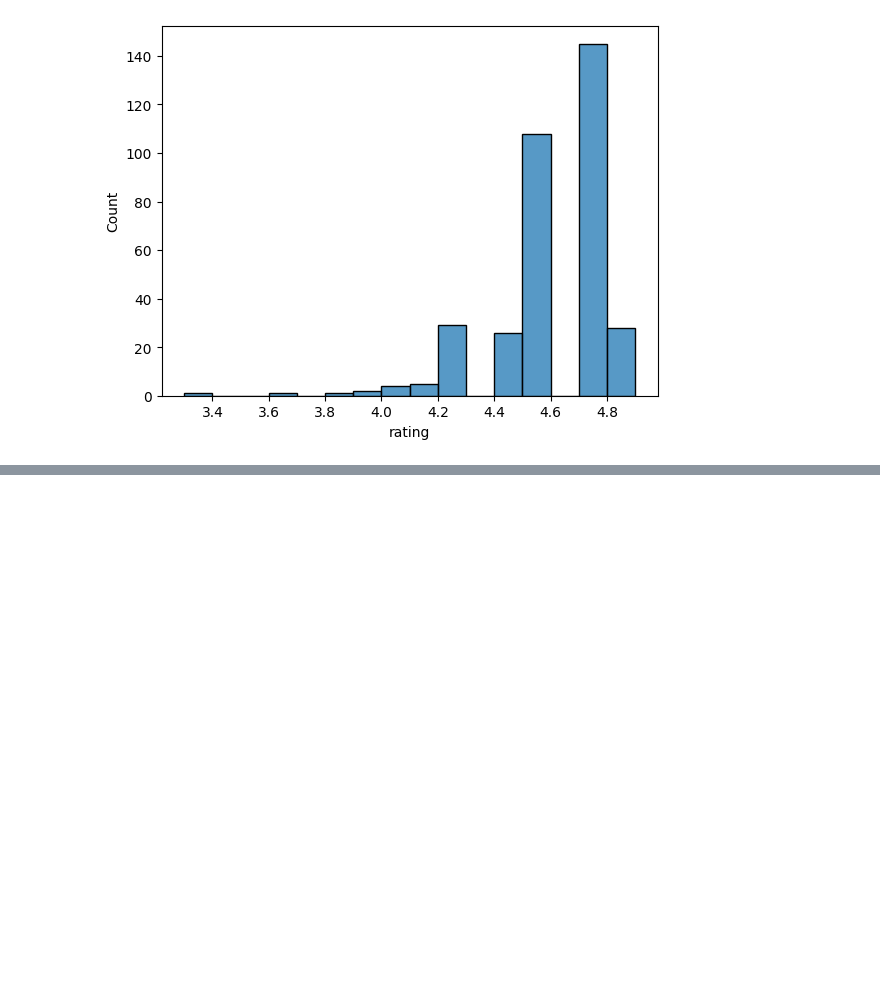
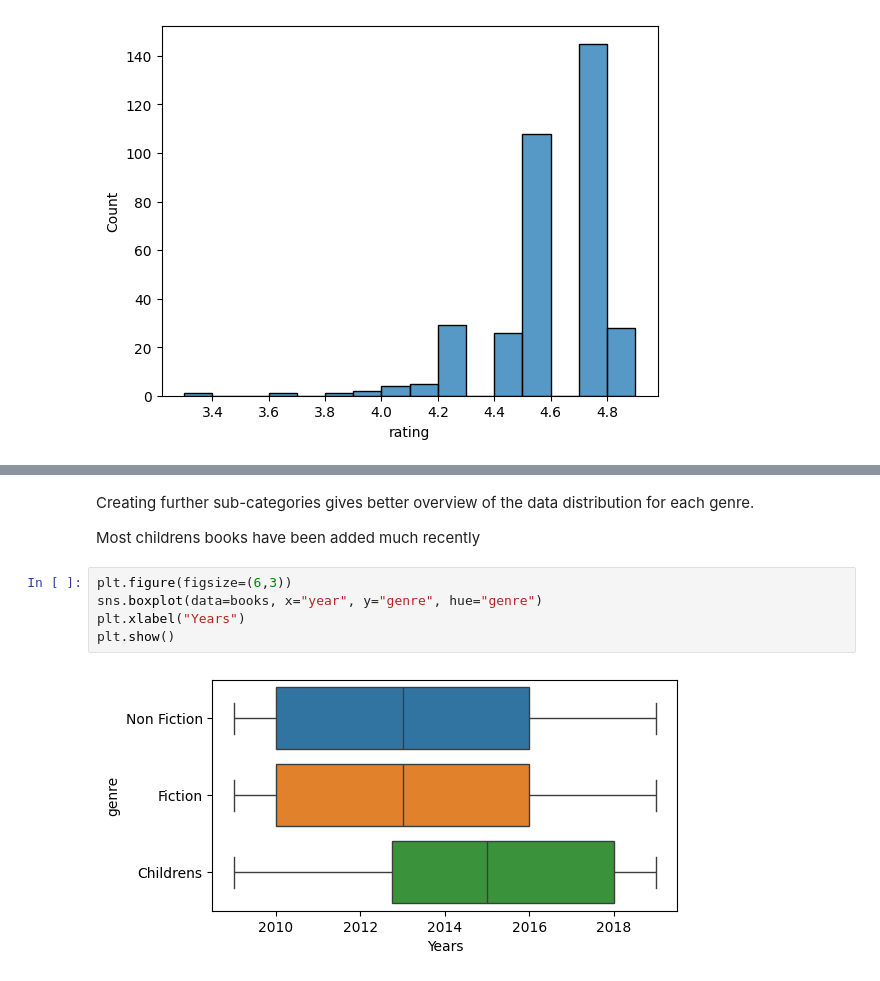
Before and after one commit to abhijeet-bhambere/exploratory_data_analysis, a Jupyter notebook: EDA_In_Python.ipynb, the cells around one changed output, grey strips where cells are left out. Cells and saved outputs as stored; diff of their text form; blank space fills up the shorter version.

```diff
--- a/EDA_In_Python.ipynb
+++ b/EDA_In_Python.ipynb
@@ -82,0 +207,11 @@ plt.show()
+# %% [markdown]
+Creating further sub-categories gives better overview of the data distribution for each genre.
+
+Most childrens books have been added much recently
+# %%
+plt.figure(figsize=(6,3))
+sns.boxplot(data=books, x="year", y="genre", hue="genre")
+plt.xlabel("Years")
+plt.show()
+# %% [output]
+[figure, added]
```
Also changed, not shown: parts of 103 cells of this notebook.
